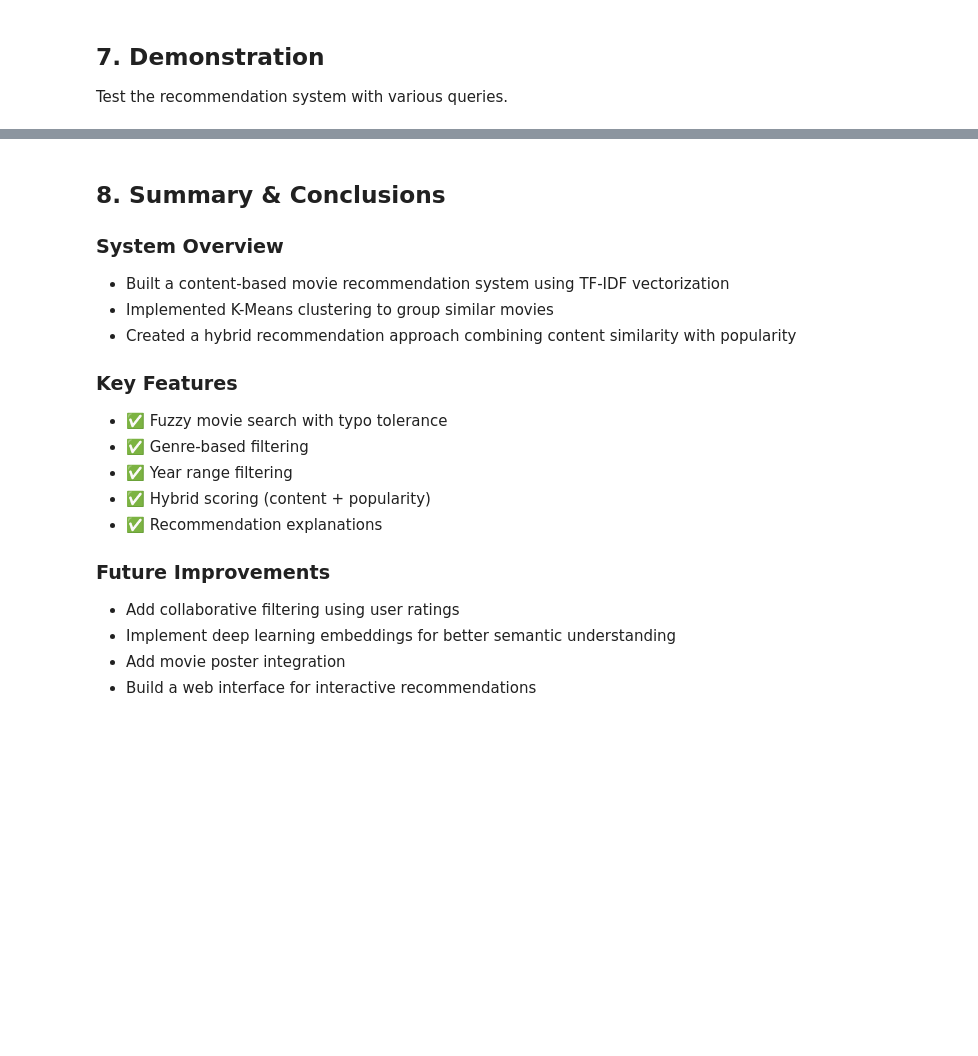
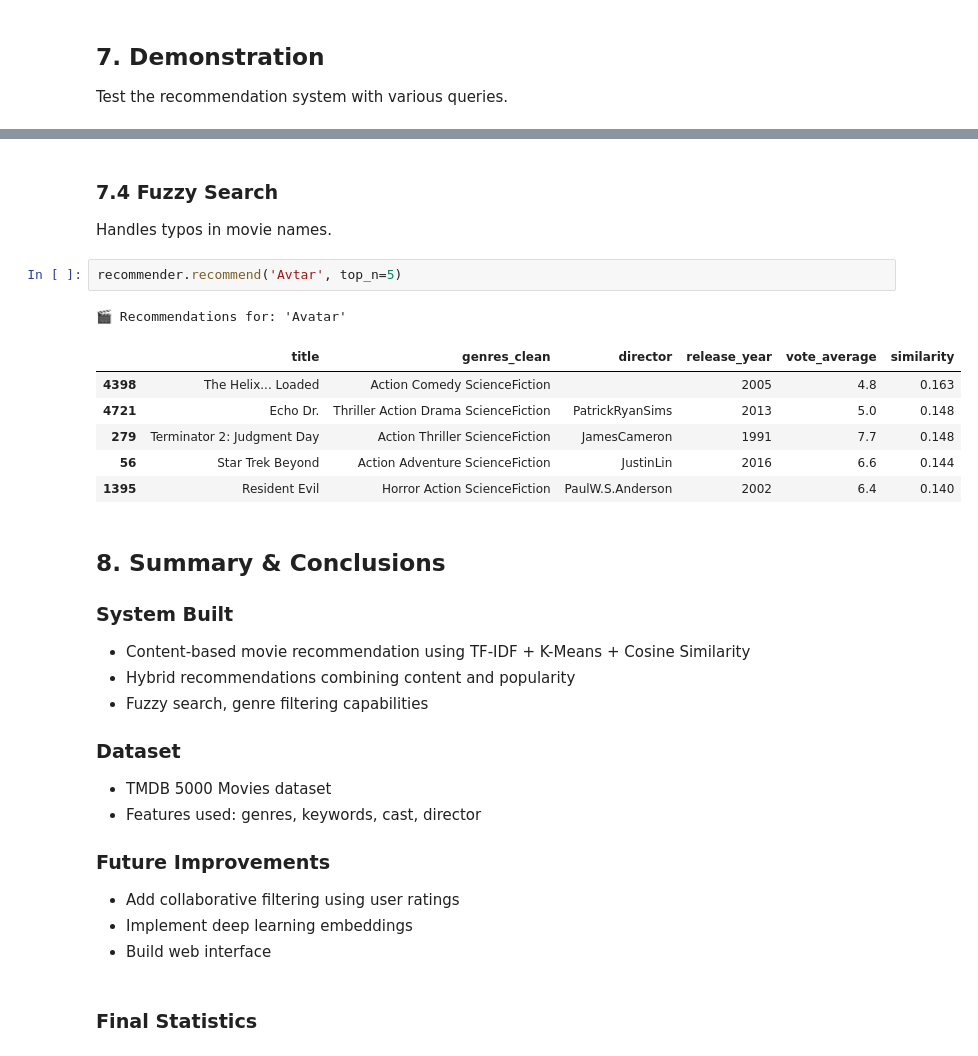
Before and after one commit to Selva-TS-cube/iitr, a Jupyter notebook: recommender/movie-recomendation.ipynb, the cells around one changed output, grey strips where cells are left out. Saved outputs shown, nothing was run; the diff lists cells and outputs as text; blank space fills up the shorter version.

```diff
--- a/recommender/movie-recomendation.ipynb
+++ b/recommender/movie-recomendation.ipynb
@@ -675,21 +423,33 @@ same_cluster: False
+# %% [markdown]
+### 7.4 Fuzzy Search
+
+Handles typos in movie names.
+# %%
+recommender.recommend('Avtar', top_n=5)
+# %% [output]
+🎬 Recommendations for: 'Avatar'
+|  | title | genres_clean | director | release_year | vote_average | similarity |
+| 4398 | The Helix... Loaded | Action Comedy ScienceFiction |  | 2005 | 4.8 | 0.163 |
+| 4721 | Echo Dr. | Thriller Action Drama ScienceFiction | PatrickRyanSims | 2013 | 5.0 | 0.148 |
+| 279 | Terminator 2: Judgment Day | Action Thriller ScienceFiction | JamesCameron | 1991 | 7.7 | 0.148 |
+| 56 | Star Trek Beyond | Action Adventure ScienceFiction | JustinLin | 2016 | 6.6 | 0.144 |
+| 1395 | Resident Evil | Horror Action ScienceFiction | PaulW.S.Anderson | 2002 | 6.4 | 0.140 |
 # %% [markdown]
 ## 8. Summary & Conclusions
 
-### System Overview
-- Built a content-based movie recommendation system using TF-IDF vectorization
-- Implemented K-Means clustering to group similar movies
-- Created a hybrid recommendation approach combining content similarity with popularity
+### System Built
+- Content-based movie recommendation using TF-IDF + K-Means + Cosine Similarity
+- Hybrid recommendations combining content and popularity
+- Fuzzy search, genre filtering capabilities
 
-### Key Features
-- ✅ Fuzzy movie search with typo tolerance
-- ✅ Genre-based filtering
-- ✅ Year range filtering
-- ✅ Hybrid scoring (content + popularity)
-- ✅ Recommendation explanations
+### Dataset
+- TMDB 5000 Movies dataset
+- Features used: genres, keywords, cast, director
 
 ### Future Improvements
 - Add collaborative filtering using user ratings
-- Implement deep learning embeddings for better semantic understanding
-- Add movie poster integration
-- Build a web interface for interactive recommendations
+- Implement deep learning embeddings
+- Build web interface
+# %% [markdown]
+### Final Statistics
 # %%
```
Also changed, not shown: parts of 69 cells of this notebook, 7 other files.
